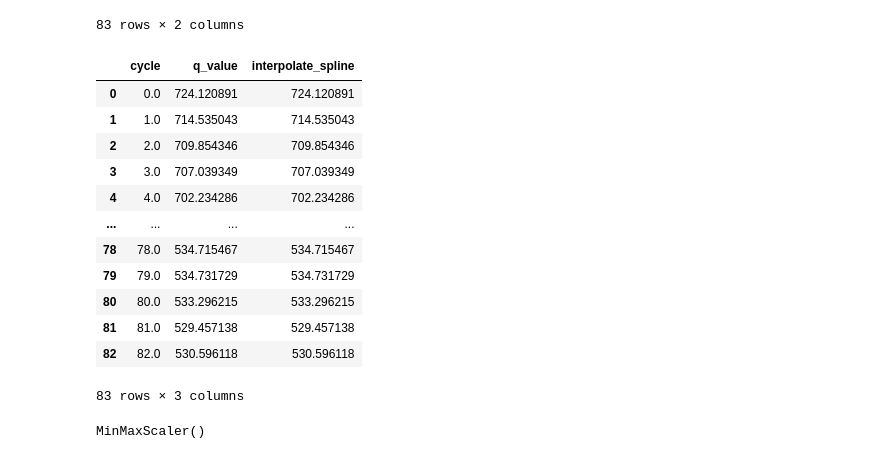
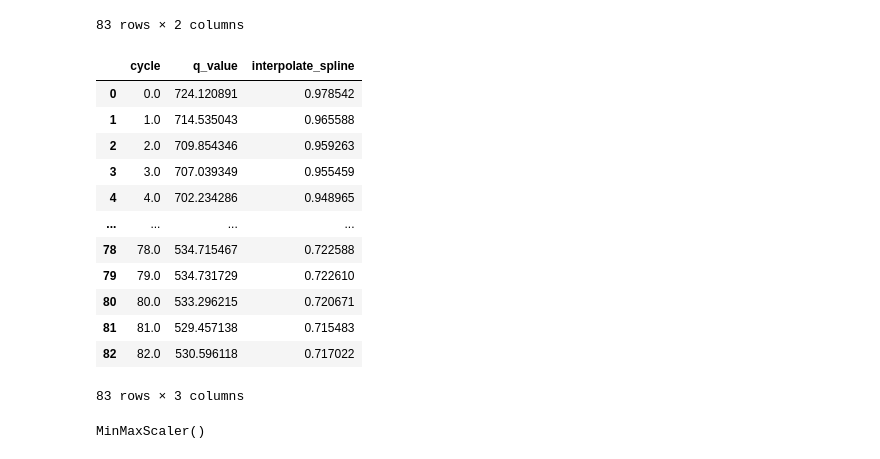
Before and after one commit to sileneer/NRP_2022_EEE12, a Jupyter notebook: main_torch.ipynb, the cells around one changed output. Drawn from its saved outputs; the diff is of its cells as text; code cells hidden in the pictures.

```diff
--- a/main_torch.ipynb
+++ b/main_torch.ipynb
@@ -83,20 +83,21 @@ df_input
 83 rows × 2 columns
 # %%
 df_input['interpolate_spline'] = df_input['q_value'].interpolate(option='spline')
+df_input['interpolate_spline'] = df_input['interpolate_spline']/740
 df_input
 # %% [output]
 |  | cycle | q_value | interpolate_spline |
-| 0 | 0.0 | 724.120891 | 724.120891 |
-| 1 | 1.0 | 714.535043 | 714.535043 |
-| 2 | 2.0 | 709.854346 | 709.854346 |
-| 3 | 3.0 | 707.039349 | 707.039349 |
-| 4 | 4.0 | 702.234286 | 702.234286 |
+| 0 | 0.0 | 724.120891 | 0.978542 |
+| 1 | 1.0 | 714.535043 | 0.965588 |
+| 2 | 2.0 | 709.854346 | 0.959263 |
+| 3 | 3.0 | 707.039349 | 0.955459 |
+| 4 | 4.0 | 702.234286 | 0.948965 |
 | ... | ... | ... | ... |
-| 78 | 78.0 | 534.715467 | 534.715467 |
-| 79 | 79.0 | 534.731729 | 534.731729 |
-| 80 | 80.0 | 533.296215 | 533.296215 |
-| 81 | 81.0 | 529.457138 | 529.457138 |
-| 82 | 82.0 | 530.596118 | 530.596118 |
+| 78 | 78.0 | 534.715467 | 0.722588 |
+| 79 | 79.0 | 534.731729 | 0.722610 |
+| 80 | 80.0 | 533.296215 | 0.720671 |
+| 81 | 81.0 | 529.457138 | 0.715483 |
+| 82 | 82.0 | 530.596118 | 0.717022 |
 83 rows × 3 columns
 # %%
 df_input = df_input.drop("cycle", axis = 1)
```
Also changed, not shown: parts of 7 cells of this notebook.
